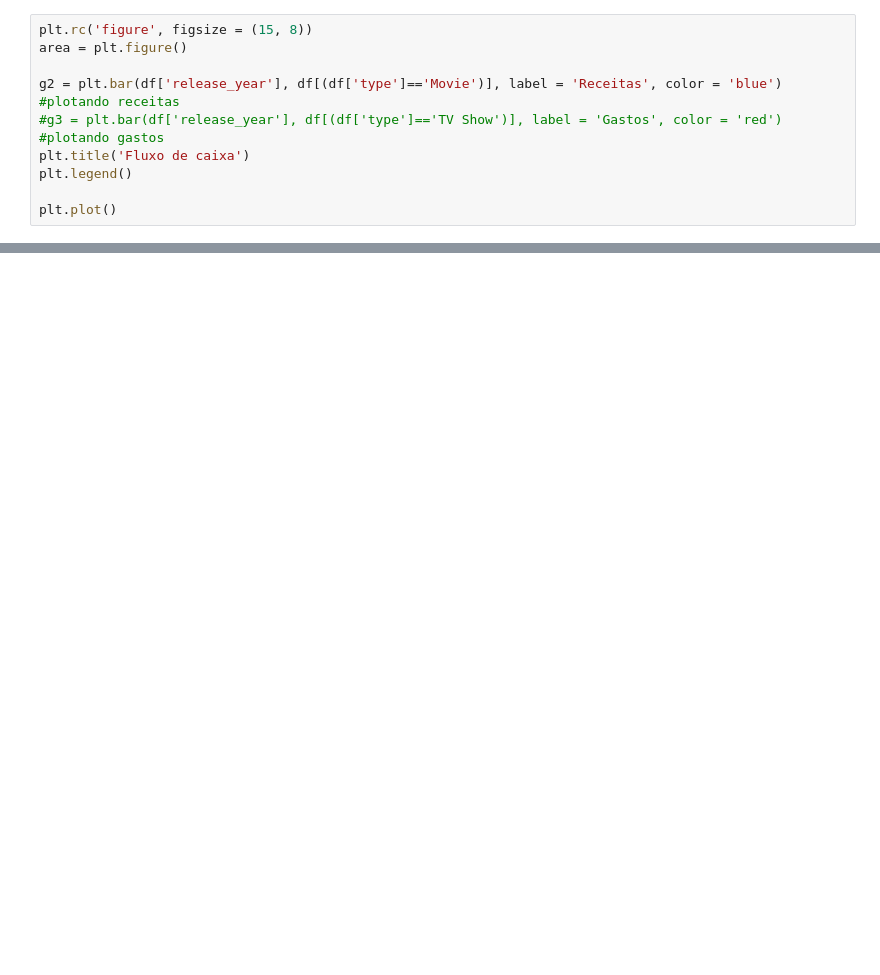
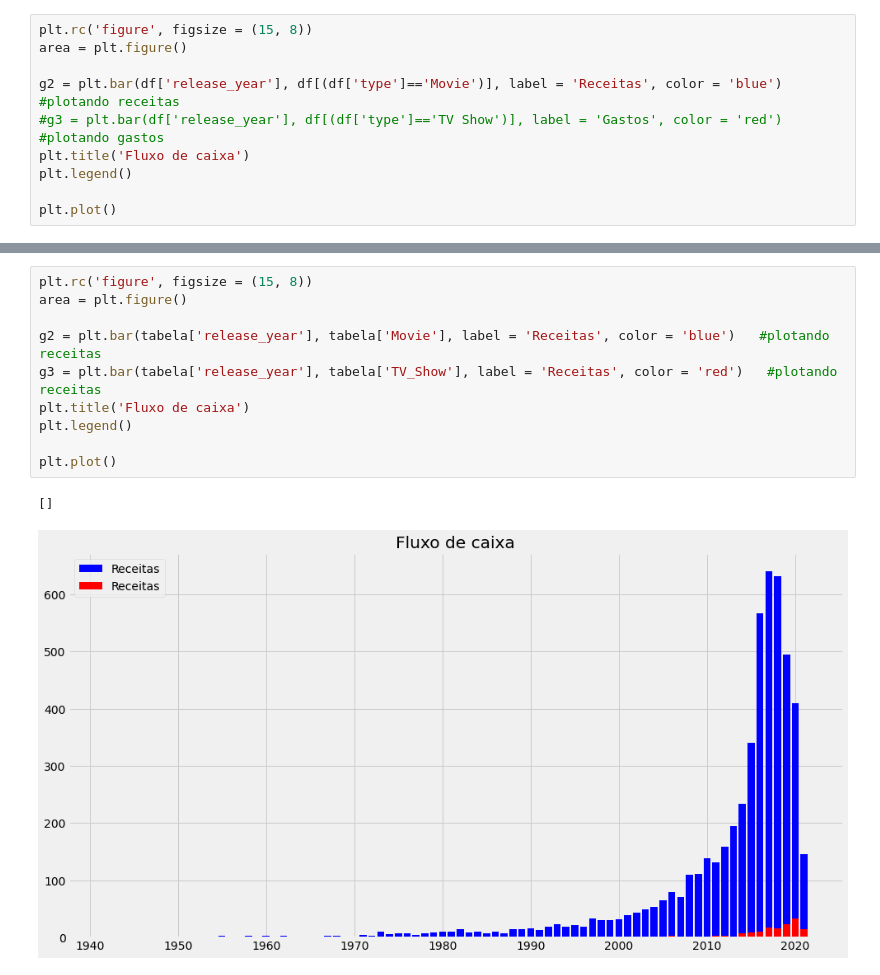
Before and after one commit to NilbertoFreitas/Dataviz, a Jupyter notebook: Dataviz_A2.ipynb, the cells around one changed output, grey strips where cells are left out. Saved outputs shown, nothing was run; the diff lists cells and outputs as text; blank space fills up the shorter version.

```diff
--- a/Dataviz_A2.ipynb
+++ b/Dataviz_A2.ipynb
@@ -238,0 +159,13 @@ type  release_year  Movie  TV Show
+# %%
+plt.rc('figure', figsize = (15, 8))
+area = plt.figure()
+
+g2 = plt.bar(tabela['release_year'], tabela['Movie'], label = 'Receitas', color = 'blue')   #plotando receitas
+g3 = plt.bar(tabela['release_year'], tabela['TV_Show'], label = 'Receitas', color = 'red')   #plotando receitas
+plt.title('Fluxo de caixa')
+plt.legend()
+
+plt.plot()
+# %% [output]
+[]
+[figure, added]
```
Also changed, not shown: parts of 12 cells of this notebook.
